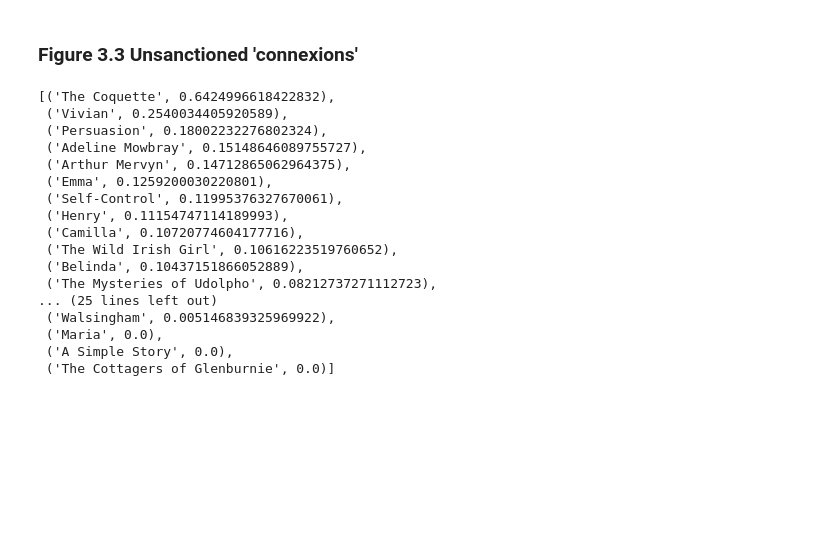
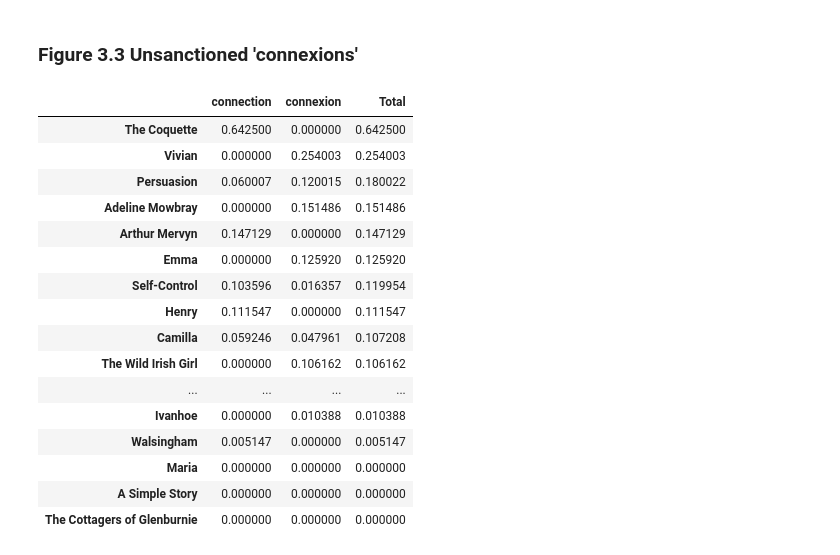
Before and after one commit to sn-code-inside/romantic-self, a Jupyter notebook: Chapter 3 - Fiction.ipynb, the cells around one changed output. Saved outputs shown, nothing was run; the diff lists cells and outputs as text; code cells hidden in the pictures; blank space fills up the shorter version.

```diff
--- a/Chapter 3 - Fiction.ipynb
+++ b/Chapter 3 - Fiction.ipynb
@@ -214,8 +218,2 @@ Other novels' usage of compounds with 'self': 0.141
 # %% [markdown]
 ### Figure 3.3 Unsanctioned 'connexions'
-# %%
-word_counts = [len(novel) for novel in corpus]
-connection = [novel.count("connection")/wc*1000 for novel,wc in zip(corpus, word_counts)]
-connexion = [novel.count("connexion")/wc*1000 for novel,wc in zip(corpus, word_counts)]
-# %%
-titles = [title[0] for title in corpus.yield_metadata("short_title")]
@@ -225,20 +220,48 @@ conn_data.sort(key=lambda x: x[1], reverse=True)
-# %%
-conn_data
-# %% [output]
-[('The Coquette', 0.6424996618422832),
- ('Vivian', 0.2540034405920589),
- ('Persuasion', 0.18002232276802324),
- ('Adeline Mowbray', 0.15148646089755727),
- ('Arthur Mervyn', 0.14712865062964375),
- ('Emma', 0.1259200030220801),
- ('Self-Control', 0.11995376327670061),
- ('Henry', 0.11154747114189993),
- ('Camilla', 0.10720774604177716),
- ('The Wild Irish Girl', 0.10616223519760652),
- ('Belinda', 0.10437151866052889),
- ('The Mysteries of Udolpho', 0.08212737271112723),
-... (25 lines left out)
- ('Walsingham', 0.005146839325969922),
- ('Maria', 0.0),
- ('A Simple Story', 0.0),
- ('The Cottagers of Glenburnie', 0.0)]
+# %%
+def count_words(corpus, words):
+    """Counts words in corpus, returns data frame of relative frequencies.
+
+    Arguments:
+    - corpus (NovelCorpus): A romanticself.NovelCorpus
+    - words (iterable): Iterable of words to count
+
+    Returns:
+    - counts (pd.DataFrame): Data frame of relative word counts for selected words"""
+
+    word_counts = [len(text) for text in corpus]
+    titles = [val[0] for val in corpus.yield_metadata("short_title")]
+    data = {}
+
+    for novel,title,wc in zip(corpus,titles,word_counts):
+        data[title] = {word:novel.count(word)/wc*1000 for word in words}
+
+    return pd.DataFrame.from_dict(data, orient="index")
+# %%
+connection = count_words(corpus, ["connection","connexion"])
+
+# Now sum together the frequencies for 'connection' and 'connexion', and sort
+connection["Total"] = connection.sum(axis=1)
+
+# Export
+connection.sort_values(by="Total", ascending=False).to_csv("figures/figure_3_3.csv")
+
+# Display
+connection.sort_values(by="Total", ascending=False)
+# %% [output]
+|  | connection | connexion | Total |
+| The Coquette | 0.642500 | 0.000000 | 0.642500 |
+| Vivian | 0.000000 | 0.254003 | 0.254003 |
+| Persuasion | 0.060007 | 0.120015 | 0.180022 |
+| Adeline Mowbray | 0.000000 | 0.151486 | 0.151486 |
+| Arthur Mervyn | 0.147129 | 0.000000 | 0.147129 |
+| Emma | 0.000000 | 0.125920 | 0.125920 |
+| Self-Control | 0.103596 | 0.016357 | 0.119954 |
+| Henry | 0.111547 | 0.000000 | 0.111547 |
+| Camilla | 0.059246 | 0.047961 | 0.107208 |
+| The Wild Irish Girl | 0.000000 | 0.106162 | 0.106162 |
+| ... | ... | ... | ... |
+| Ivanhoe | 0.000000 | 0.010388 | 0.010388 |
+| Walsingham | 0.005147 | 0.000000 | 0.005147 |
+| Maria | 0.000000 | 0.000000 | 0.000000 |
+| A Simple Story | 0.000000 | 0.000000 | 0.000000 |
+| The Cottagers of Glenburnie | 0.000000 | 0.000000 | 0.000000 |
```
Also changed, not shown: parts of 11 cells of this notebook, 3 other files.
